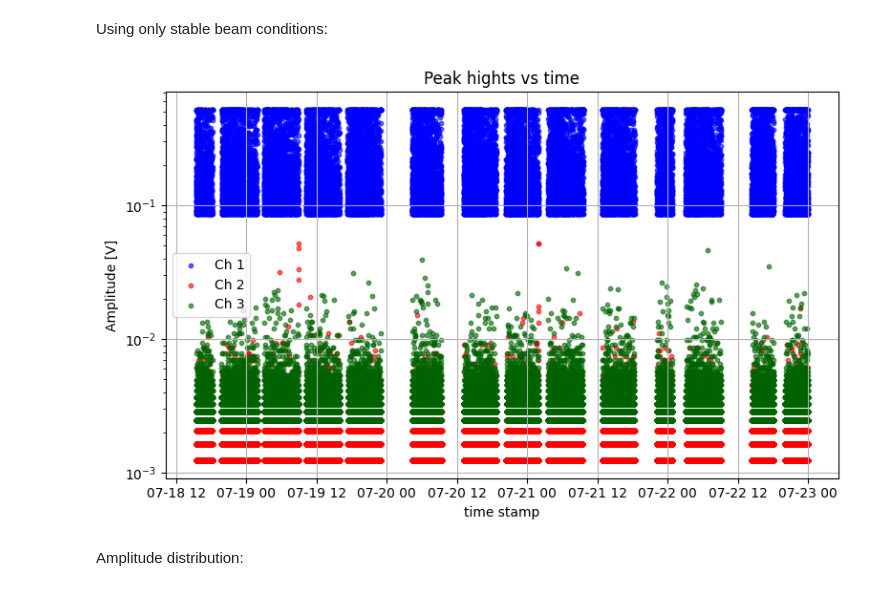
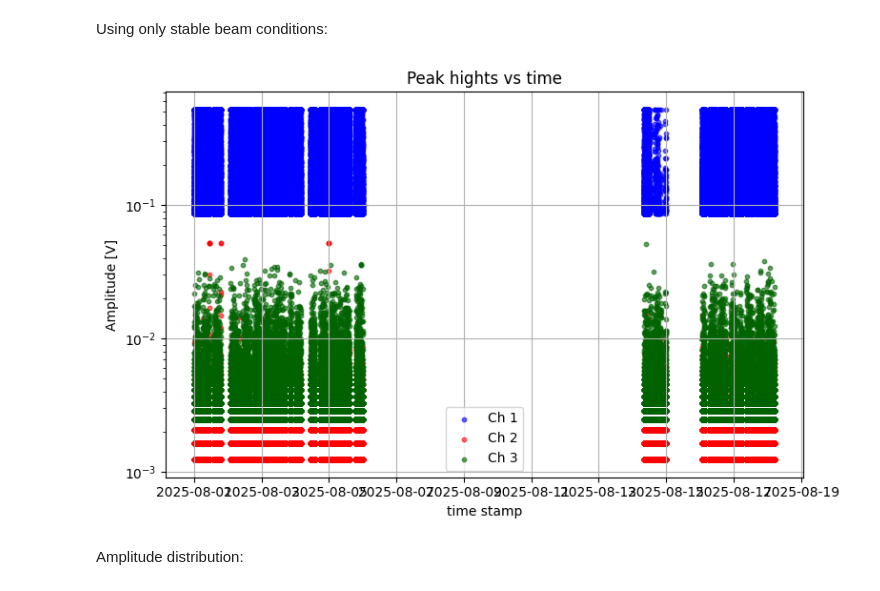
Before and after one commit to mohaas33/rhic_blm_daq, a Jupyter notebook: RHIC_BLM_2025_AuAu.ipynb, the cells around one changed output. Cells and saved outputs as stored; diff of their text form; code cells hidden in the pictures.

```diff
--- a/RHIC_BLM_2025_AuAu.ipynb
+++ b/RHIC_BLM_2025_AuAu.ipynb
@@ -23,7 +23,7 @@ local_fontsize = 12
     - clean
 # %%
 # Find all CSV files in the folder
-csv_files = glob.glob('../Data/peaks_*.csv')
+csv_files = glob.glob('../Data/peaks_2025-08-*.csv')
 # Read and concatenate CSVs
 dfs = [pd.read_csv(f) for f in csv_files]
 df_ini = pd.concat(dfs, ignore_index=True)
@@ -32,7 +32,9 @@ date_string = '2025_0716-0724'
 use_dates = '2025_0716-0724'
 
 # Preview the first few rows
-print(df_ini.head())
+print(1,df_ini[df_ini['ch']==1].head())
+print(2,df_ini[df_ini['ch']==2].head())
+print(3,df_ini[df_ini['ch']==3].head())
 
 # Array-like columns
 array_cols = ['peak_indicies', 'peak_heights', 'widths', 'dist_to_revsig', 'integrals']
@@ -109,5 +111,7 @@ df['peak_heights'] = pd.to_numeric(df['peak_heights'], errors='coerce')
 # Group by channel
 df['dist_to_revsig_ns'] = -1*df['dist_to_revsig'] * 1.0/df['sample_rate'] * 1e9
 
-print(df.head)
+print(df[df['ch']==1].head)
+print(df[df['ch']==2].head)
+print(df[df['ch']==3].head)
 # %% [output]
@@ -492,12 +507,13 @@ df['timestamp'] = pd.to_datetime(df['timestamp'])
 intervals = pd.read_csv(f'./stable_beam_intervals_{use_dates}.csv')
 intervals['start'] = pd.to_datetime(intervals['start'])
 intervals['end'] = pd.to_datetime(intervals['end'])
-
+intervals['start_plus_30min'] = intervals['start'] + pd.Timedelta(minutes=30)
 # Create a mask to keep only rows in df within any interval
 mask = pd.Series(False, index=df.index)
 
 for _, row in intervals.iterrows():
     mask |= (df['timestamp'] >= row['start']) & (df['timestamp'] <= row['end'])
+    #mask |= (df['timestamp'] >= row['start']) & (df['timestamp'] <= row['start_plus_30min'])
 
 # Filtered DataFrame
 df = df[mask].copy()
@@ -511,22 +527,22 @@ all_distances_3_filtered = df[(df['ch']==3 ) & ( df['dist_to_revsig']<=0)]['dist
 # %%
 plt.figure(figsize=(8, 5))
 
-plt.scatter(df_filtered[df_filtered['ch']==1]['timestamp'], df_filtered[df_filtered['ch']==1]['peak_heights'], color='blue', label=f"Ch 1", s=10, alpha=0.6)
-plt.scatter(df_filtered[df_filtered['ch']==2]['timestamp'], df_filtered[df_filtered['ch']==2]['peak_heights'], color='red', label=f"Ch 2", s=10, alpha=0.6)
-plt.scatter(df_filtered[df_filtered['ch']==3]['timestamp'], df_filtered[df_filtered['ch']==3]['peak_heights'], color='darkgreen', label=f"Ch 3", s=10, alpha=0.6)
+plt.scatter(df[df['ch']==1]['timestamp'], df[df['ch']==1]['peak_heights'], color='blue', label=f"Ch 1", s=10, alpha=0.6)
+plt.scatter(df[df['ch']==2]['timestamp'], df[df['ch']==2]['peak_heights'], color='red', label=f"Ch 2", s=10, alpha=0.6)
+plt.scatter(df[df['ch']==3]['timestamp'], df[df['ch']==3]['peak_heights'], color='darkgreen', label=f"Ch 3", s=10, alpha=0.6)
 plt.xlabel('time stamp')
 plt.ylabel('Amplitude [V]')
 plt.title('Peak hights vs time')
 plt.grid(True)
 plt.yscale('log')
 plt.legend()
 
 plt.tight_layout()
 plt.savefig(f"./Plots/amp_vs_time_{date_string}.png", dpi=300)
 
 plt.show()
 # %% [output]
-[figure, old version]
+[figure, new version]
 # %% [markdown]
 Amplitude distribution:
 # %%
```
Also changed, not shown: parts of 24 cells of this notebook, 10 other files.
